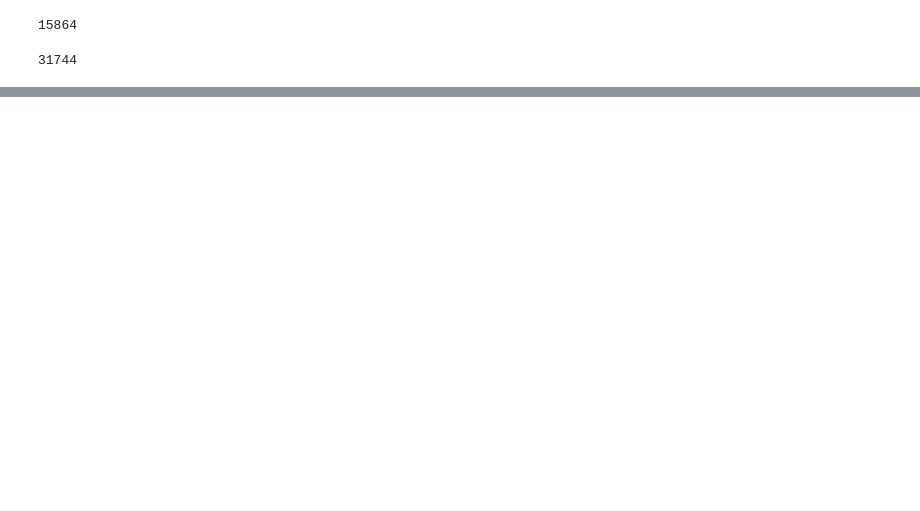
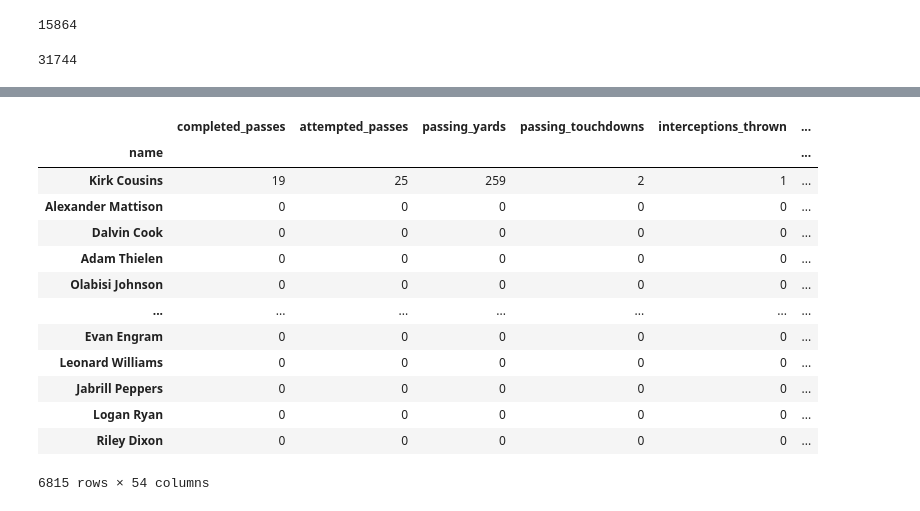
Before and after one commit to sbull32/team_cautious_waffle, a Jupyter notebook: Data.ipynb, the cells around one changed output, grey strips where cells are left out. Drawn from its saved outputs; the diff is of its cells as text; code cells hidden in the pictures; blank space fills up the shorter version.

Commit message:
Added web scrape for position

```diff
--- a/Data.ipynb
+++ b/Data.ipynb
@@ -361,0 +328,6 @@ KeyboardInterrupt:
+# %%
+# Creating the BeautifulSoup object
+year = 2020
+url = "https://www.pro-football-reference.com/years/{}/fantasy.htm".format(year) # String formatting to manipulate the url by a given year
+html = urlopen(url)
+soup = BeautifulSoup(html)
@@ -361,0 +348,5 @@ KeyboardInterrupt:
+# %%
+# Reduce player from a list of a list to a list
+out1 = []
+for sublist in player:
+    out1.extend(sublist)
@@ -361,0 +373,5 @@ KeyboardInterrupt:
+# %%
+# Reduce position from a list of a list to a list
+out2 = []
+for sublist in position:
+    out2.extend(sublist)
@@ -361,0 +398,14 @@ KeyboardInterrupt:
+# %%
+# Creating a Pandas DataFrame object from the two lists
+d = {'name':out1, 'position': out2}
+position_df = pd.DataFrame(d, columns=['name','position'])
+position_df
+
+# Removing symbols from names
+symbols = ["*", "+"]
+for name in symbols:
+    position_df["name"] = position_df["name"].str.replace(name,"")
+
+position_df.set_index('name', inplace = True)
+
+position_df
@@ -361,0 +427,24 @@ KeyboardInterrupt:
+# %%
+# Merge position data into player stat data
+nfl_2020_df = season2020_df.merge(position_df, how='left', on=["name"])
+
+# Any player that isn't a QB, RB, WR, TE will be assigned as a D
+nfl_2020_df.replace('', np.nan, inplace=True)
+nfl_2020_df = nfl_2020_df.fillna('D')
+
+nfl_2020_df
+# %% [output]
+|  | completed_passes | attempted_passes | passing_yards | passing_touchdowns | interceptions_thrown | ... |
+| name |  |  |  |  |  | ... |
+| Kirk Cousins | 19 | 25 | 259 | 2 | 1 | ... |
+| Alexander Mattison | 0 | 0 | 0 | 0 | 0 | ... |
+| Dalvin Cook | 0 | 0 | 0 | 0 | 0 | ... |
+| Adam Thielen | 0 | 0 | 0 | 0 | 0 | ... |
+| Olabisi Johnson | 0 | 0 | 0 | 0 | 0 | ... |
+| ... | ... | ... | ... | ... | ... | ... |
+| Evan Engram | 0 | 0 | 0 | 0 | 0 | ... |
+| Leonard Williams | 0 | 0 | 0 | 0 | 0 | ... |
+| Jabrill Peppers | 0 | 0 | 0 | 0 | 0 | ... |
+| Logan Ryan | 0 | 0 | 0 | 0 | 0 | ... |
+| Riley Dixon | 0 | 0 | 0 | 0 | 0 | ... |
+6815 rows × 54 columns
```
Also changed, not shown: parts of 33 cells of this notebook.
